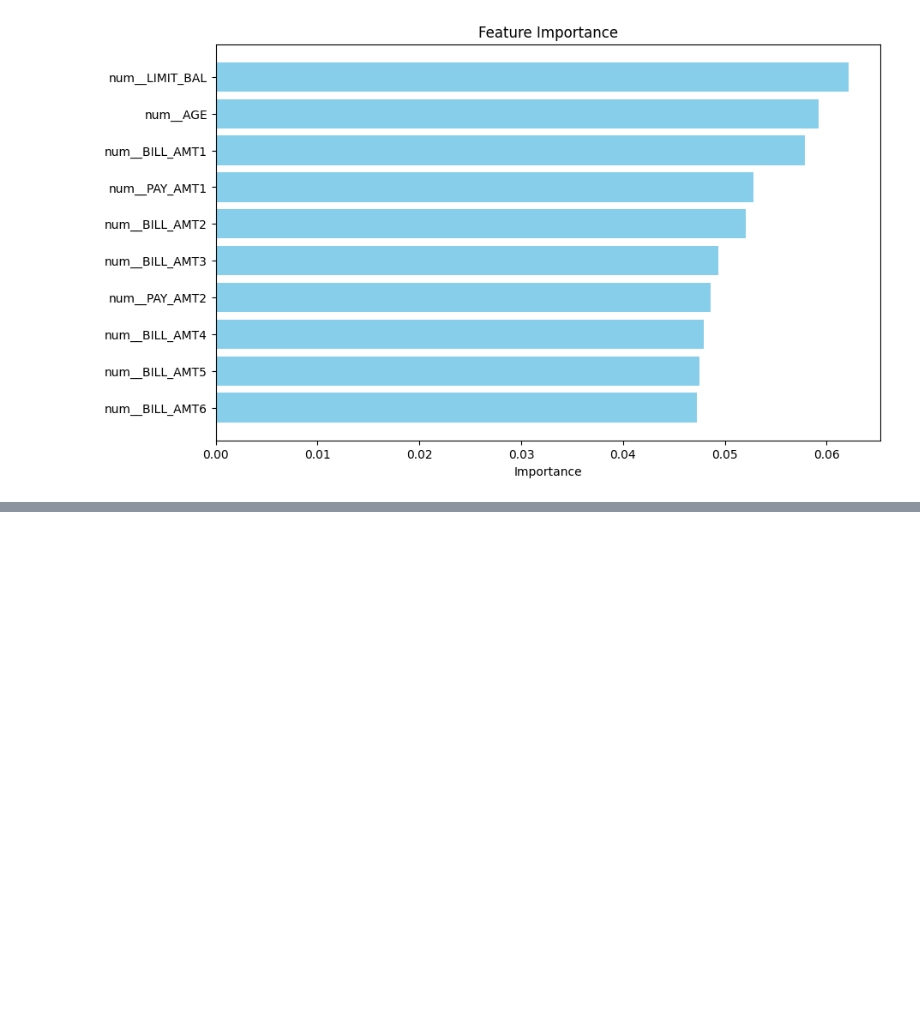
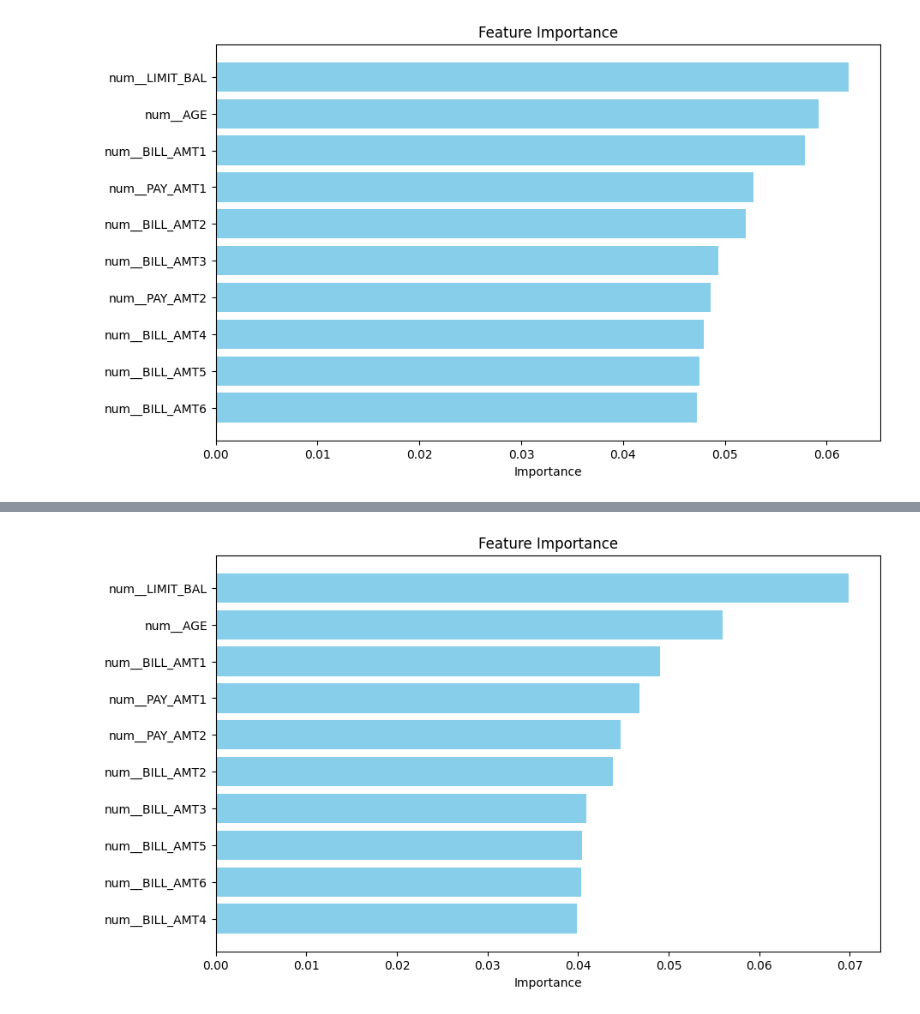
Before and after one commit to manyagupta-21/Credit-Risk-Modelling, a Jupyter notebook: Random_Forest.ipynb, the cells around one changed output, grey strips where cells are left out. Saved outputs shown, nothing was run; the diff lists cells and outputs as text; code cells hidden in the pictures; blank space fills up the shorter version.

```diff
--- a/Random_Forest.ipynb
+++ b/Random_Forest.ipynb
@@ -284,6 +284,6 @@ plt.show()
 smote = SMOTE(random_state=42)
 X_smote, y_smote = smote.fit_resample(X_train_processed, y_train)
 # %%
-log_reg_smote= LogisticRegression(random_state=42)
+log_reg_smote= RandomForestClassifier(random_state=42)
 log_reg_smote.fit(X_smote, y_smote)
 y_pred_smote = log_reg_smote.predict(X_test_processed)
@@ -310,17 +327,19 @@ print(confusion_matrix(y_test, y_pred_smote))
 # %%
-feature_importances = abs(log_reg_smote.coef_[0])
+feature_importances = log_reg_smote.feature_importances_
 feature_names = pipeline.named_steps['preprocessor'].get_feature_names_out()
 
 # Create a DataFrame for better plotting
 importance_df = pd.DataFrame({'Feature': feature_names, 'Importance': feature_importances})
 
 # Sort the DataFrame by importance
 importance_df = importance_df.head(10).sort_values(by='Importance', ascending=False)
 
 # Plot the feature importances
 plt.figure(figsize=(10, 6))
 plt.barh(importance_df['Feature'], importance_df['Importance'], color='skyblue')
 plt.xlabel('Importance')
 plt.title('Feature Importance')
 plt.gca().invert_yaxis()
 plt.show()
+# %% [output]
+[figure, added]
```
Also changed, not shown: parts of 3 cells of this notebook.
